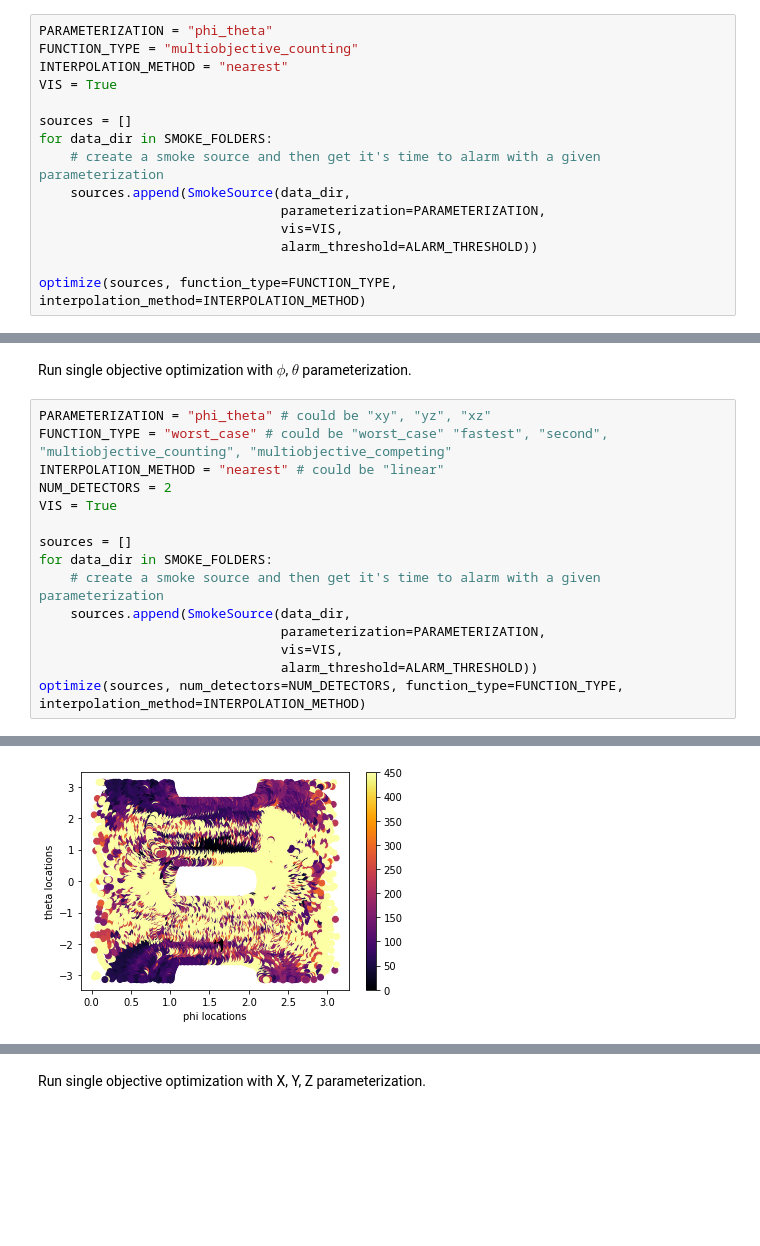
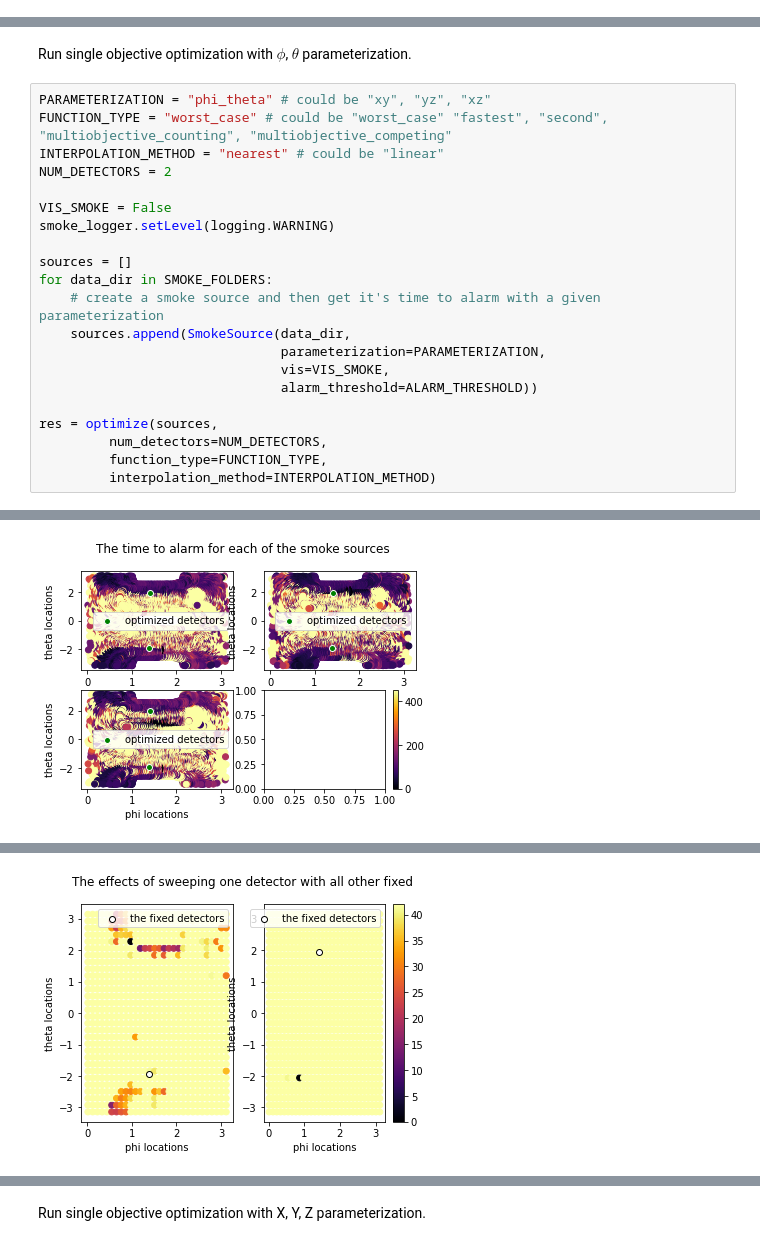
Before and after one commit to russelldj/SmokeDetectorOptimization, a Jupyter notebook: SimpleOptimization.ipynb, the cells around one changed output, grey strips where cells are left out. Saved outputs shown, nothing was run; the diff lists cells and outputs as text; blank space fills up the shorter version.

```diff
--- a/SimpleOptimization.ipynb
+++ b/SimpleOptimization.ipynb
@@ -60,17 +105,2 @@ WARNING:root:Need to implment figure saving
 # %% [markdown]
 Run multiobjective optimization with counting objective. Uses $\phi$, $\theta$ parameterization and nearest interpolation method. The number of detectors isn't set, it is estimated from the number of sources and then optimized.
-# %%
-PARAMETERIZATION = "phi_theta"
-FUNCTION_TYPE = "multiobjective_counting"
-INTERPOLATION_METHOD = "nearest"
-VIS = True
-
-sources = []
-for data_dir in SMOKE_FOLDERS:
-    # create a smoke source and then get it's time to alarm with a given parameterization
-    sources.append(SmokeSource(data_dir,
-                               parameterization=PARAMETERIZATION,
-                               vis=VIS,
-                               alarm_threshold=ALARM_THRESHOLD))
-
-optimize(sources, function_type=FUNCTION_TYPE, interpolation_method=INTERPOLATION_METHOD)
@@ -100,14 +111,20 @@ PARAMETERIZATION = "phi_theta" # could be "xy", "yz", "xz"
 FUNCTION_TYPE = "worst_case" # could be "worst_case" "fastest", "second", "multiobjective_counting", "multiobjective_competing"
 INTERPOLATION_METHOD = "nearest" # could be "linear"
 NUM_DETECTORS = 2
-VIS = True
+
+VIS_SMOKE = False
+smoke_logger.setLevel(logging.WARNING)
 
 sources = []
 for data_dir in SMOKE_FOLDERS:
     # create a smoke source and then get it's time to alarm with a given parameterization
     sources.append(SmokeSource(data_dir,
                                parameterization=PARAMETERIZATION,
-                               vis=VIS,
+                               vis=VIS_SMOKE,
                                alarm_threshold=ALARM_THRESHOLD))
-optimize(sources, num_detectors=NUM_DETECTORS, function_type=FUNCTION_TYPE, interpolation_method=INTERPOLATION_METHOD)
+
+res = optimize(sources,
+         num_detectors=NUM_DETECTORS,
+         function_type=FUNCTION_TYPE,
+         interpolation_method=INTERPOLATION_METHOD)
 # %% [output]
@@ -113,0 +132 @@ optimize(sources, num_detectors=NUM_DETECTORS, function_type=FUNCTION_TYPE, inte
+[figure, new version]
@@ -125 +134 @@ WARNING:root:There are 300 timesteps and 13694 locations
-[figure, old version]
+[figure, new version]
```
Also changed, not shown: parts of 15 cells of this notebook, 2 other files.
